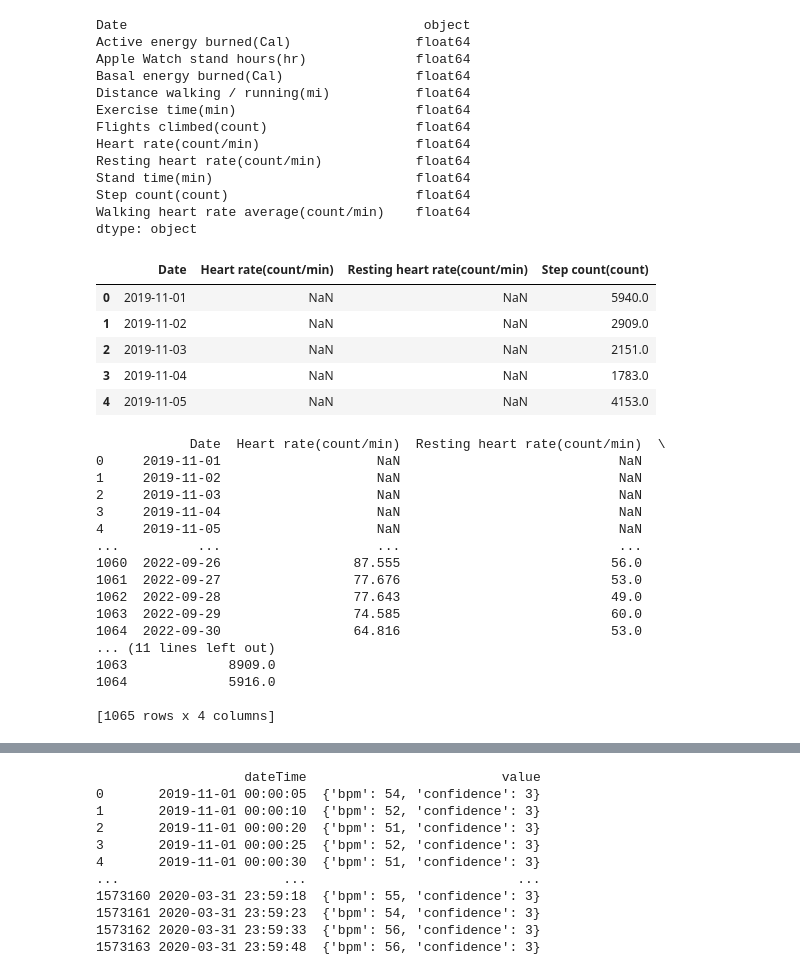
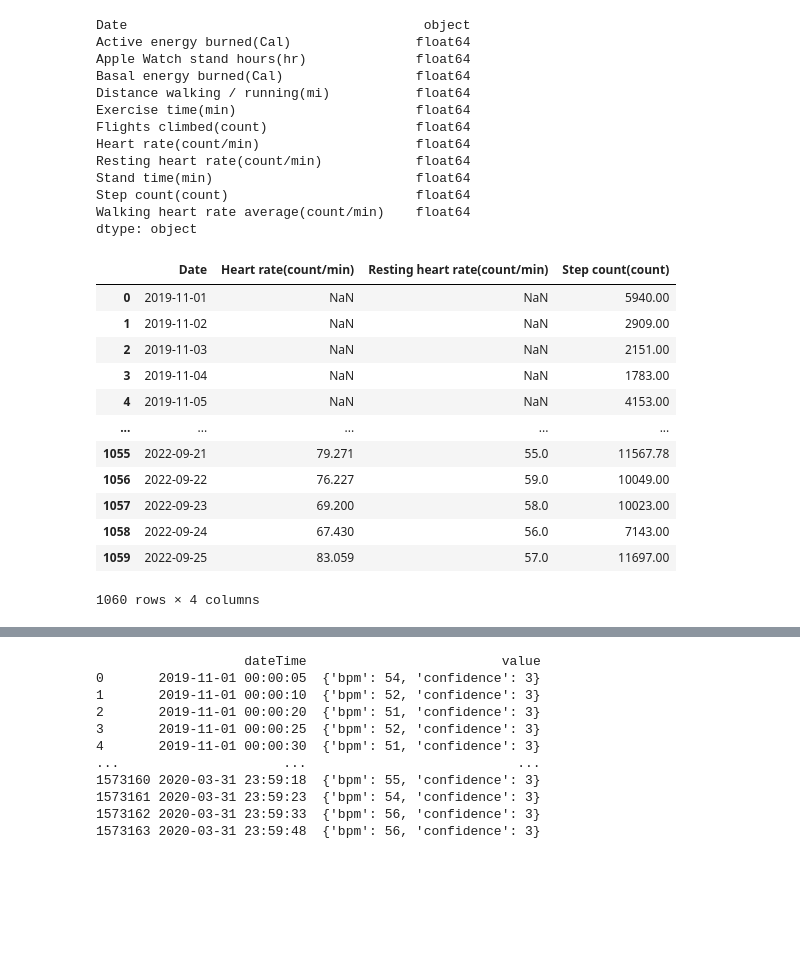
Before and after one commit to KimBug29/Fitness_Tracking, a Jupyter notebook: fitness.ipynb, the cells around one changed output, grey strips where cells are left out. Saved outputs shown, nothing was run; the diff lists cells and outputs as text; code cells hidden in the pictures; blank space fills up the shorter version.

```diff
--- a/fitness.ipynb
+++ b/fitness.ipynb
@@ -38,34 +47,20 @@ Walking heart rate average(count/min)    float64
 dtype: object
 # %%
 #Create new dataframe of select health and activity data. Including heart rate, resting heart rate and step count from kw_data and create new dataframe.
-#Display the first 5 rows of data in the newly created dataframe kw_data2.
+#Display the first 5 and last 5 rows of data in the newly created dataframe kw_data2.
 kw_data2 = kw_data[['Date', 'Heart rate(count/min)', 'Resting heart rate(count/min)', 'Step count(count)']].copy()
-kw_data2.head()
+kw_data2.head(-5)
 # %% [output]
 |  | Date | Heart rate(count/min) | Resting heart rate(count/min) | Step count(count) |
-| 0 | 2019-11-01 | NaN | NaN | 5940.0 |
-| 1 | 2019-11-02 | NaN | NaN | 2909.0 |
-| 2 | 2019-11-03 | NaN | NaN | 2151.0 |
-| 3 | 2019-11-04 | NaN | NaN | 1783.0 |
-| 4 | 2019-11-05 | NaN | NaN | 4153.0 |
+| 0 | 2019-11-01 | NaN | NaN | 5940.00 |
+| 1 | 2019-11-02 | NaN | NaN | 2909.00 |
+| 2 | 2019-11-03 | NaN | NaN | 2151.00 |
+| 3 | 2019-11-04 | NaN | NaN | 1783.00 |
+| 4 | 2019-11-05 | NaN | NaN | 4153.00 |
+| ... | ... | ... | ... | ... |
+| 1055 | 2022-09-21 | 79.271 | 55.0 | 11567.78 |
+| 1056 | 2022-09-22 | 76.227 | 59.0 | 10049.00 |
+| 1057 | 2022-09-23 | 69.200 | 58.0 | 10023.00 |
+| 1058 | 2022-09-24 | 67.430 | 56.0 | 7143.00 |
+| 1059 | 2022-09-25 | 83.059 | 57.0 | 11697.00 |
+1060 rows × 4 columns
-# %%
-#Display data from kw_data2.
-print(kw_data2)
-# %% [output]
-            Date  Heart rate(count/min)  Resting heart rate(count/min)  \
-0     2019-11-01                    NaN                            NaN
-1     2019-11-02                    NaN                            NaN
-2     2019-11-03                    NaN                            NaN
-3     2019-11-04                    NaN                            NaN
-4     2019-11-05                    NaN                            NaN
-...          ...                    ...                            ...
-1060  2022-09-26                 87.555                           56.0
-1061  2022-09-27                 77.676                           53.0
-1062  2022-09-28                 77.643                           49.0
-1063  2022-09-29                 74.585                           60.0
-1064  2022-09-30                 64.816                           53.0
-... (11 lines left out)
-1063             8909.0
-1064             5916.0
-
-[1065 rows x 4 columns]
```
Also changed, not shown: parts of 12 cells of this notebook.
